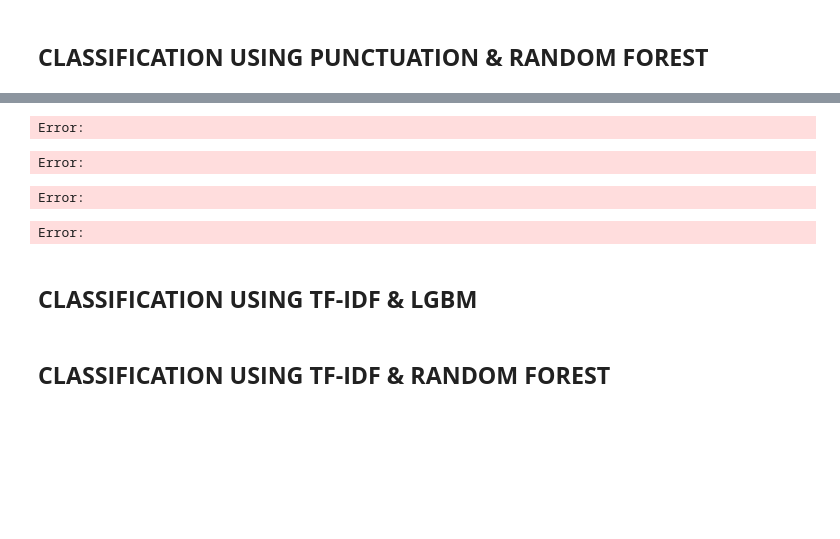
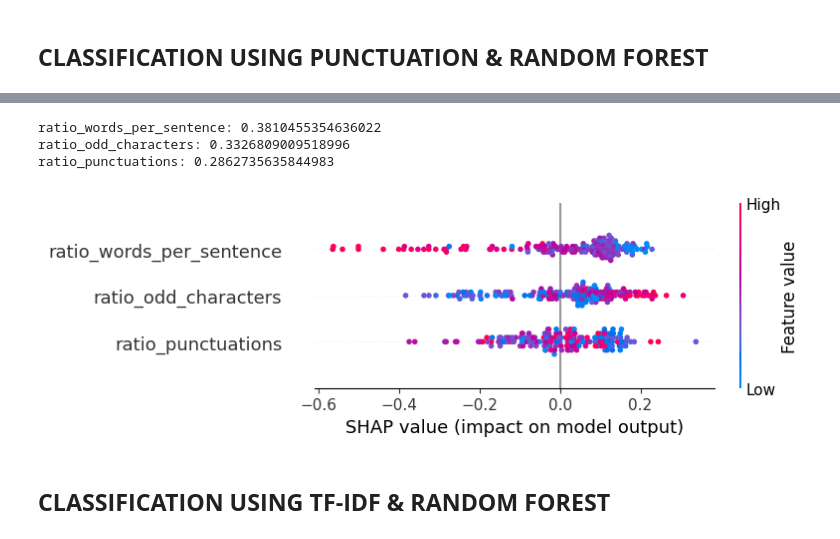
Before and after one commit to jules-chapon/ml-for-nlp, a Jupyter notebook: analysis/notebooks/all_binary.ipynb, the cells around one changed output, grey strips where cells are left out. Saved outputs shown, nothing was run; the diff lists cells and outputs as text; code cells hidden in the pictures; blank space fills up the shorter version.

```diff
--- a/analysis/notebooks/all_binary.ipynb
+++ b/analysis/notebooks/all_binary.ipynb
@@ -238,12 +288,21 @@ RandomForestClassifier(max_depth=50, n_jobs=-1, random_state=42)
 # %%
+### CLASSIFIER
+
+best_rf.fit(X_train_211, y_train)
+
+
 # Evaluation
-metrics_211 = evaluate(classifier_211, X_test_211, y_test)
-metrics_poetry_211 = evaluate(classifier_211, X_test_poetry_211, y_test_poetry)
-metrics_essay_211 = evaluate(classifier_211, X_test_essay_211, y_test_essay)
-metrics_story_211 = evaluate(classifier_211, X_test_story_211, y_test_story)
+metrics_211 = evaluate(best_rf, X_test_211, y_test)
+metrics_poetry_211 = evaluate(best_rf, X_test_poetry_211, y_test_poetry)
+metrics_essay_211 = evaluate(best_rf, X_test_essay_211, y_test_essay)
+metrics_story_211 = evaluate(best_rf, X_test_story_211, y_test_story)
 
-print(f"Metrics on test set: {metrics_211}")
-print(f"Metrics on poetry: {metrics_poetry_211}")
-print(f"Metrics on essay: {metrics_essay_211}")
-print(f"Metrics on story: {metrics_story_211}")
+results = {
+    "test": metrics_211,
+    "poetry": metrics_poetry_211,
+    "essay": metrics_essay_211,
+    "story": metrics_story_211
+}
+df_metrics = pd.DataFrame(results).T
+print(df_metrics.round(3))
 # %% [output]
@@ -282,46 +314,28 @@ Error:
-# %%
-### CLASSIFIER
-
-classifier_211 = LGBMClassifier(**lgbm_params)
-
-classifier_211.fit(X_train_211, y_train)
-
-# Evaluation
-metrics_211 = evaluate(classifier_211, X_test_211, y_test)
-metrics_poetry_211 = evaluate(classifier_211, X_test_poetry_211, y_test_poetry)
-metrics_essay_211 = evaluate(classifier_211, X_test_essay_211, y_test_essay)
-metrics_story_211 = evaluate(classifier_211, X_test_story_211, y_test_story)
-
-print(f"Metrics on test set: {metrics_211}")
-print(f"Metrics on poetry: {metrics_poetry_211}")
-print(f"Metrics on essay: {metrics_essay_211}")
-print(f"Metrics on story: {metrics_story_211}")
-# %% [output]
-Error:
-Error:
-Error:
-Error:
 # %%
 ### INTERPRETABILITY - FEATURE IMPORTANCE
 
 dim_names_211 = punctuation_map_dimensions_to_names()
-feature_importances_211 = classifier_211.feature_importances_
+feature_importances_211 = best_rf.feature_importances_
 
 most_important_features_211 = np.argsort(feature_importances_211)[-10:][::-1]
 
 for i in most_important_features_211:
     print(f"{dim_names_211[i]}: {feature_importances_211[i]}")
+# %% [output]
+ratio_words_per_sentence: 0.3810455354636022
+ratio_odd_characters: 0.3326809009518996
+ratio_punctuations: 0.2862735635844983
 # %%
 ### INTERPRETABILITY - SHAP VALUES
 
-explainer_211 = shap.Explainer(classifier_211)
+explainer_211 = shap.Explainer(best_rf)
+X_test_211_dense = X_test_211
+shap_values_211 = explainer_211(X_test_211_dense)
 
-if hasattr(X_test_211, "toarray"):
-    X_test_211_dense = X_test_211.toarray()
-else:
-    X_test_211_dense = X_test_211
-
-shap_values_211 = explainer_211(X_test_211_dense)
-shap.summary_plot(shap_values_211, X_test_211_dense, feature_names=dim_names_211)
+shap.summary_plot(
+    shap_values_211.values[:, :, 1],
+    features=X_test_211_dense,
+    feature_names=dim_names_211
+)
+# %% [output]
+[figure, added]
-# %% [markdown]
-## **CLASSIFICATION USING TF-IDF & LGBM**
```
Also changed, not shown: parts of 42 cells of this notebook.
